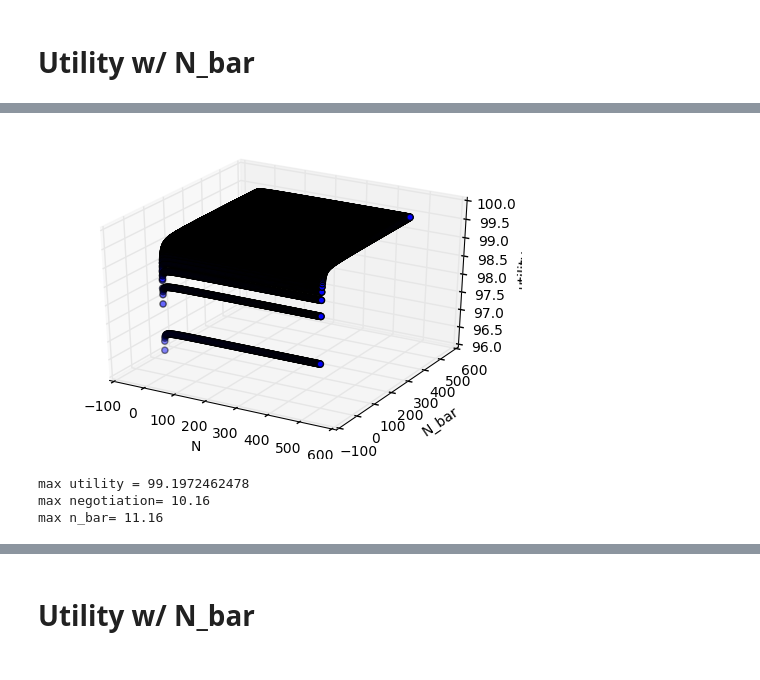
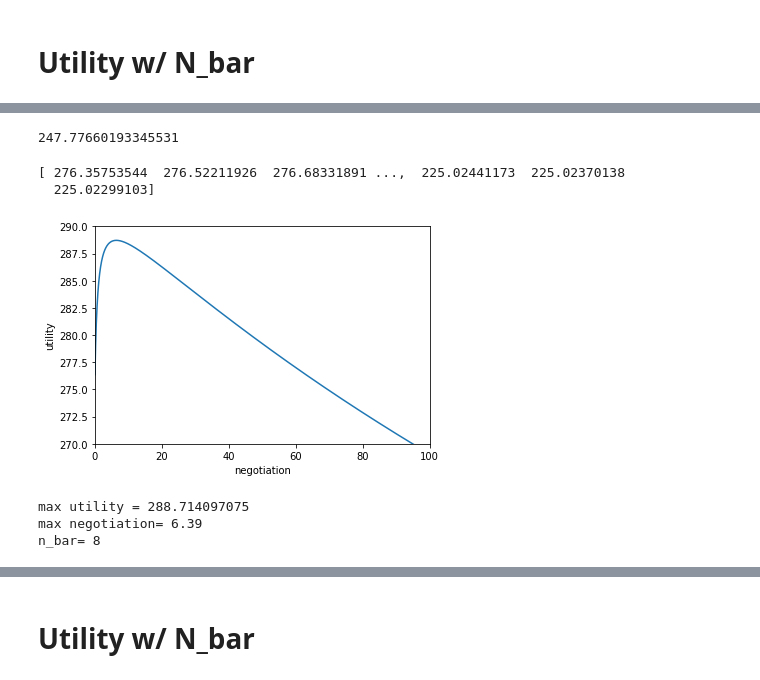
Before and after one commit to szwang/kr-insurance-models, a Jupyter notebook: negotiation-model-with-nbar.ipynb, the cells around one changed output, grey strips where cells are left out. Cells and saved outputs as stored; diff of their text form; code cells hidden in the pictures.

```diff
--- a/negotiation-model-with-nbar.ipynb
+++ b/negotiation-model-with-nbar.ipynb
@@ -99,31 +92,19 @@ U(50, 50)
-# %%
-# plot function
-N_bar_vals = np.arange(1, 501, .01)
-yvals = U(xvals, N_bar_vals)
-# Axes3D.scatter(xs, ys, zs=0)
-
-fig = plt.figure()
-ax = fig.add_subplot(111, projection='3d')
-n = 500
-xs = [i for i in range(n) for _ in range(n)]
-ys = range(n) * n
-zs = [U(x, y) for x,y in zip(xs,ys)]
-
-ax.scatter(xs, ys, zs)
-
-ax.set_xlabel('N')
-ax.set_ylabel('N_bar')
-ax.set_zlabel('utility')
-
-plt.show()
-
-# plt.plot(xvals, yvals)
-# plt.xlabel('negotiation')
-# plt.ylabel('utility')
-# plt.axis([0, 500, 95, 100])
-# plt.show()
-# %% [output]
-[figure, removed]
+# %%
+U(6, 5)
+# %% [output]
+247.77660193345531
+# %%
+yvals = U(xvals, N_bar)
+print(yvals)
+plt.plot(xvals, yvals)
+plt.xlabel('negotiation')
+plt.ylabel('utility')
+plt.axis([0, 100, 270, 290])
+plt.show()
+# %% [output]
+[ 276.35753544  276.52211926  276.68331891 ...,  225.02441173  225.02370138
+  225.02299103]
+[figure, added]
 # %%
 # negotiation yielding the max utility
 i = np.nanargmax(yvals)
@@ -131,8 +112,8 @@ max_negotiation = xvals[i]
 
 print 'max utility =', yvals[i]
 print 'max negotiation=', max_negotiation
-print 'max n_bar=', N_bar_vals[i]
+print 'n_bar=', N_bar
 # %% [output]
-max utility = 99.1972462478
-max negotiation= 10.16
-max n_bar= 11.16
+max utility = 288.714097075
+max negotiation= 6.39
+n_bar= 8
```
Also changed, not shown: parts of 18 cells of this notebook, 2 other files.
